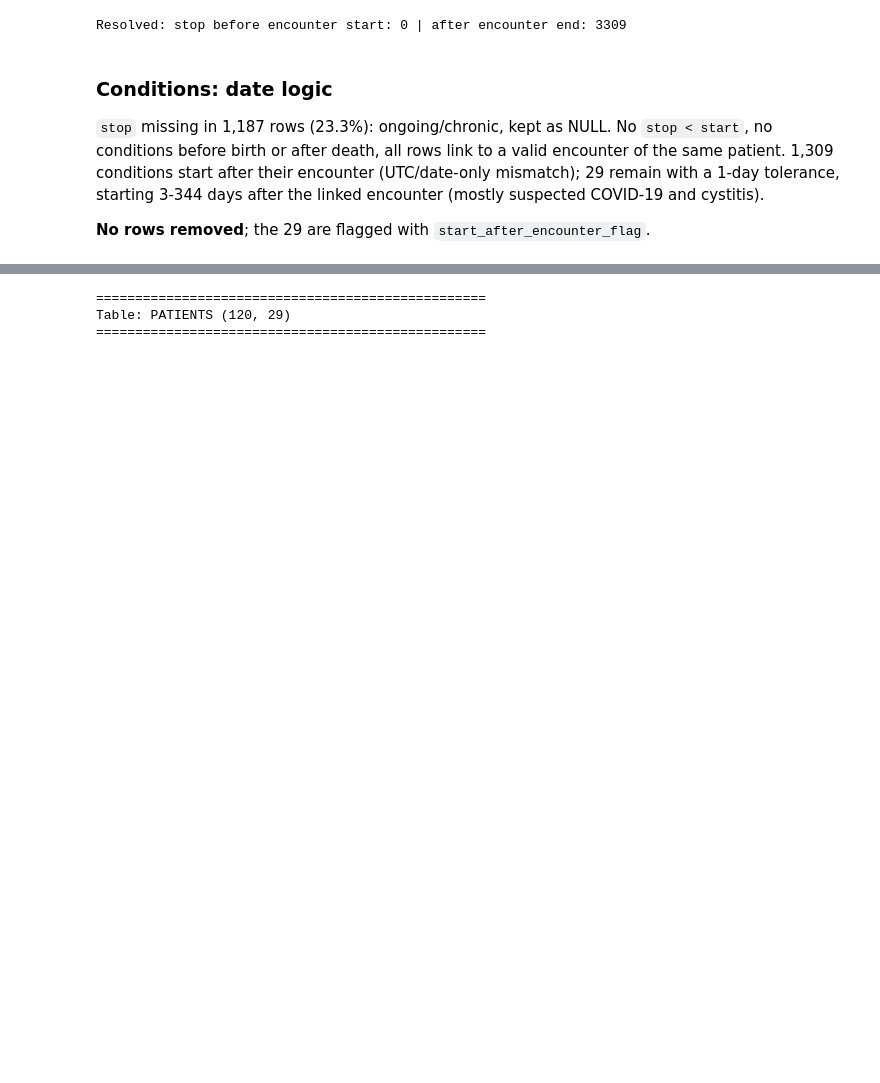
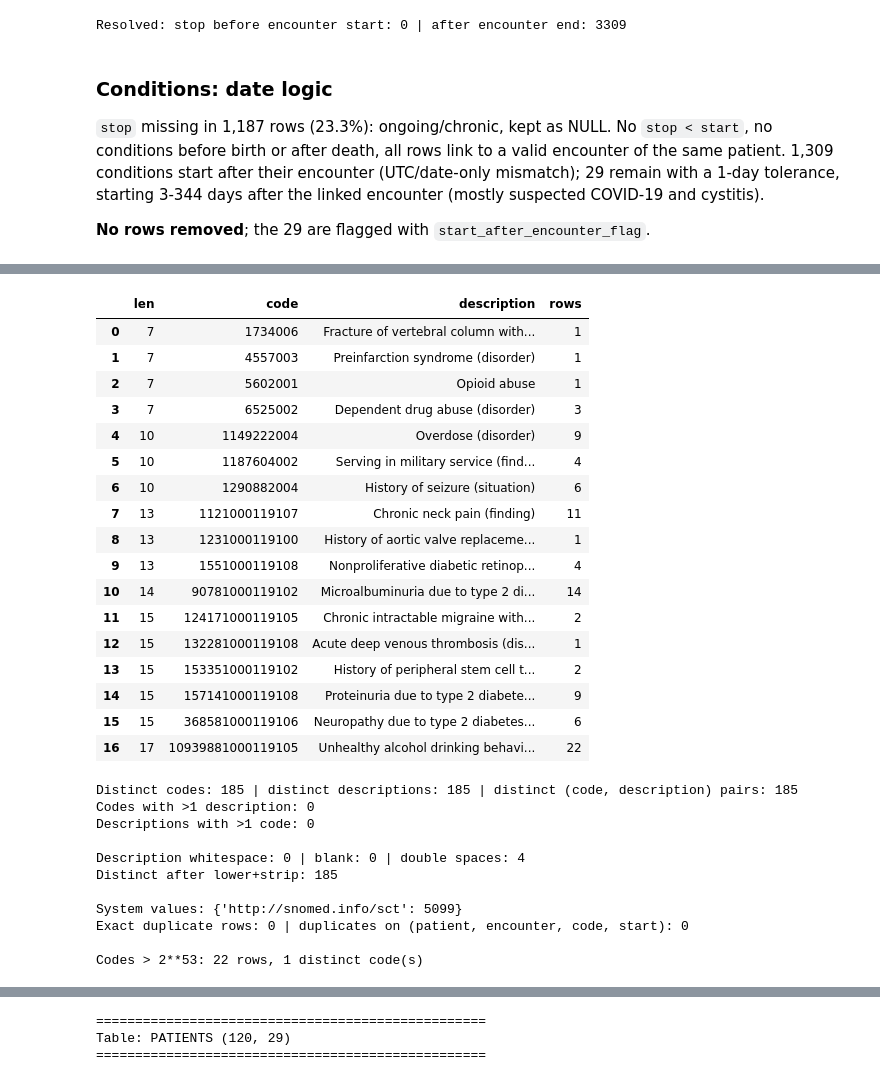
Before and after one commit to filfish2007-cav/Hospital_LLM, a Jupyter notebook: DataCleaning_EDA.ipynb, the cells around one changed output, grey strips where cells are left out. Cells and saved outputs as stored; diff of their text form; code cells hidden in the pictures; blank space fills up the shorter version.

```diff
--- a/DataCleaning_EDA.ipynb
+++ b/DataCleaning_EDA.ipynb
@@ -1860,0 +1924,51 @@ con['start_after_encounter_flag'] = con.index.isin(late.index)
+# %%
+# Read the raw column as text so leading zeros / long values can't be altered
+raw = pd.read_csv(base_url + "conditions.csv", dtype=str)
+raw.columns = [c.lower() for c in raw.columns]
+con = data['conditions']
+
+# 1. Missing
+print("Null code / description / system:",
+      con['code'].isna().sum(), "/", con['description'].isna().sum(), "/", con['system'].isna().sum())
+
+# 2. Numeric, whitespace, leading zeros
+s = raw['code']
+print("\nNon-numeric codes:", (~s.str.fullmatch(r'\d+', na=False)).sum())
+print("Whitespace issues:", (s != s.str.strip()).sum(), "| leading zeros:", s.str.startswith('0').sum())
+
+# 3. Code lengths
+print("\nCode length distribution:")
+print(s.str.len().value_counts().sort_index())
+raw['len'] = s.str.len()
+display(raw[raw['len'].isin([7, 10, 13, 14, 15, 17])]
+        .groupby(['len', 'code', 'description']).size().reset_index(name='rows'))
+
+# 4. Code <-> description mapping
+print("\nDistinct codes:", con['code'].nunique(),
+      "| distinct descriptions:", con['description'].nunique(),
+      "| distinct (code, description) pairs:", con[['code', 'description']].drop_duplicates().shape[0])
+per_code = con.groupby('code')['description'].nunique()
+per_desc = con.groupby('description')['code'].nunique()
+print("Codes with >1 description:", (per_code > 1).sum())
+print("Descriptions with >1 code:", (per_desc > 1).sum())
+if (per_code > 1).any():
+    display(con[con['code'].isin(per_code[per_code > 1].index)]
+            .groupby(['code', 'description']).size().reset_index(name='rows'))
+
+# 5. Description text quality
+d = con['description']
+print("\nDescription whitespace:", (d != d.str.strip()).sum(),
+      "| blank:", (d.str.strip() == '').sum(),
+      "| double spaces:", d.str.contains('  ').sum())
+print("Distinct after lower+strip:", d.str.lower().str.strip().nunique())
+
+# 6. System and duplicate rows
+print("\nSystem values:", con['system'].value_counts().to_dict())
+print("Exact duplicate rows:", con.duplicated().sum(),
+      "| duplicates on (patient, encounter, code, start):",
+      con.duplicated(['patient', 'encounter', 'code', 'start']).sum())
+
+# 7. Precision risk: codes above the largest integer JavaScript can hold exactly (2**53)
+big = con['code'].astype('int64') > 2**53
+print("\nCodes > 2**53:", big.sum(), "rows,", con.loc[big, 'code'].nunique(), "distinct code(s)")
+# %% [output]
@@ -1860,0 +1991,29 @@ con['start_after_encounter_flag'] = con.index.isin(late.index)
+|  | len | code | description | rows |
+| 0 | 7 | 1734006 | Fracture of vertebral column with... | 1 |
+| 1 | 7 | 4557003 | Preinfarction syndrome (disorder) | 1 |
+| 2 | 7 | 5602001 | Opioid abuse | 1 |
+| 3 | 7 | 6525002 | Dependent drug abuse (disorder) | 3 |
+| 4 | 10 | 1149222004 | Overdose (disorder) | 9 |
+| 5 | 10 | 1187604002 | Serving in military service (find... | 4 |
+| 6 | 10 | 1290882004 | History of seizure (situation) | 6 |
+| 7 | 13 | 1121000119107 | Chronic neck pain (finding) | 11 |
+| 8 | 13 | 1231000119100 | History of aortic valve replaceme... | 1 |
+| 9 | 13 | 1551000119108 | Nonproliferative diabetic retinop... | 4 |
+| 10 | 14 | 90781000119102 | Microalbuminuria due to type 2 di... | 14 |
+| 11 | 15 | 124171000119105 | Chronic intractable migraine with... | 2 |
+| 12 | 15 | 132281000119108 | Acute deep venous thrombosis (dis... | 1 |
+| 13 | 15 | 153351000119102 | History of peripheral stem cell t... | 2 |
+| 14 | 15 | 157141000119108 | Proteinuria due to type 2 diabete... | 9 |
+| 15 | 15 | 368581000119106 | Neuropathy due to type 2 diabetes... | 6 |
+| 16 | 17 | 10939881000119105 | Unhealthy alcohol drinking behavi... | 22 |
+Distinct codes: 185 | distinct descriptions: 185 | distinct (code, description) pairs: 185
+Codes with >1 description: 0
+Descriptions with >1 code: 0
+
+Description whitespace: 0 | blank: 0 | double spaces: 4
+Distinct after lower+strip: 185
+
+System values: {'http://snomed.info/sct': 5099}
+Exact duplicate rows: 0 | duplicates on (patient, encounter, code, start): 0
+
+Codes > 2**53: 22 rows, 1 distinct code(s)
```
Also changed, not shown: parts of 7 cells of this notebook.
